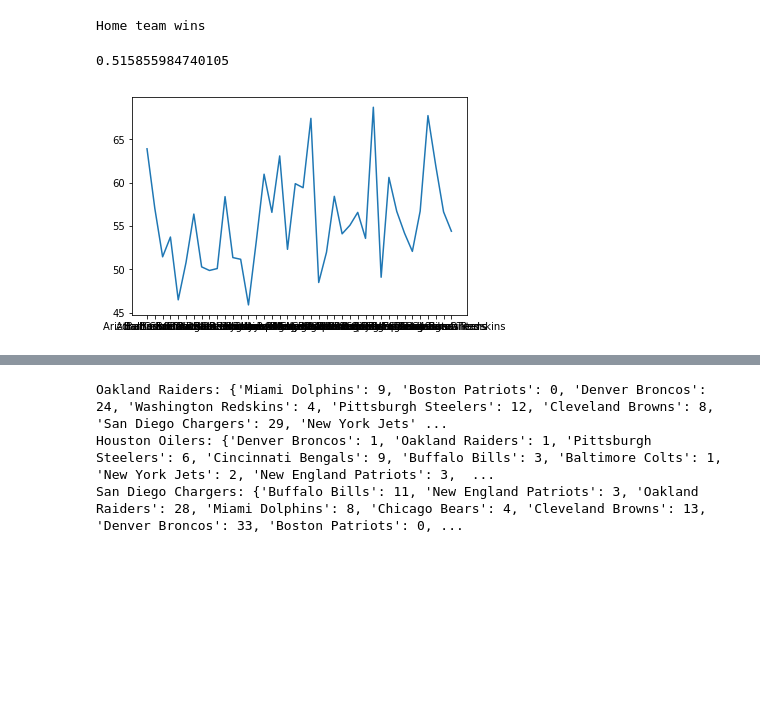
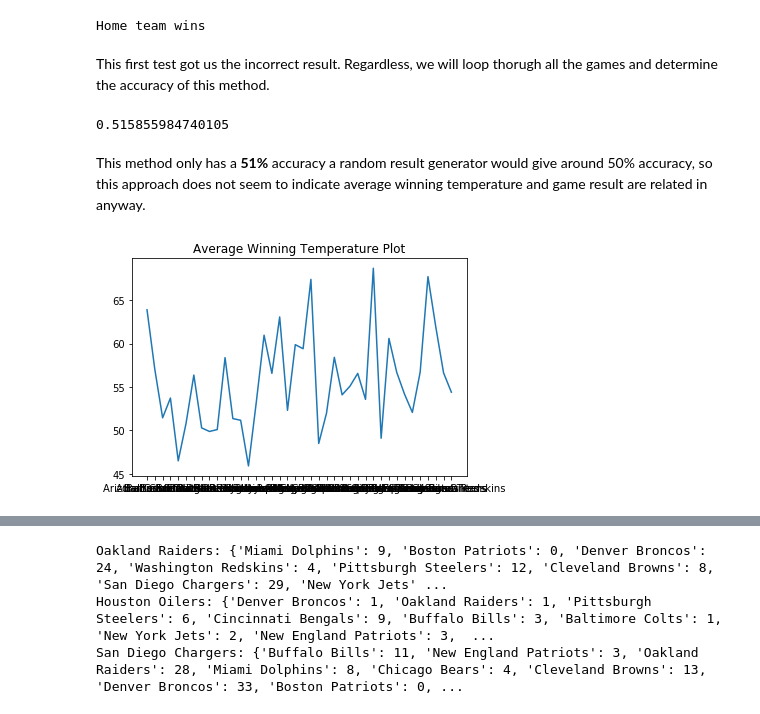
Before and after one commit to apwai/COGS108_Final_Project, a Jupyter notebook: Final-Project.ipynb, the cells around one changed output, grey strips where cells are left out. Drawn from its saved outputs; the diff is of its cells as text; code cells hidden in the pictures; blank space fills up the shorter version.

```diff
--- a/Final-Project.ipynb
+++ b/Final-Project.ipynb
@@ -359,4 +443,6 @@ else:
     print("Home team loses")
 # %% [output]
 Home team wins
+# %% [markdown]
+This first test got us the incorrect result. Regardless, we will loop thorugh all the games and determine the accuracy of this method.
 # %%
@@ -380,10 +460,13 @@ print(accuracy)
+# %% [markdown]
+This method only has a **51%** accuracy a random result generator would give around 50% accuracy, so this approach does not seem to indicate average winning temperature and game result are related in anyway.
 # %%
 # plot the avg_winning_temp
 lists = sorted(avg_winning_temp.items()) # sorted by key, return a list of tuples
 
 x, y = zip(*lists) # unpack a list of pairs into two tuples
 
 plt.plot(x, y)
+plt.title("Average Winning Temperature Plot")
 plt.show()
 # %% [output]
-[figure, old version]
+[figure, new version]
```
Also changed, not shown: parts of 44 cells of this notebook, 1 other file.
